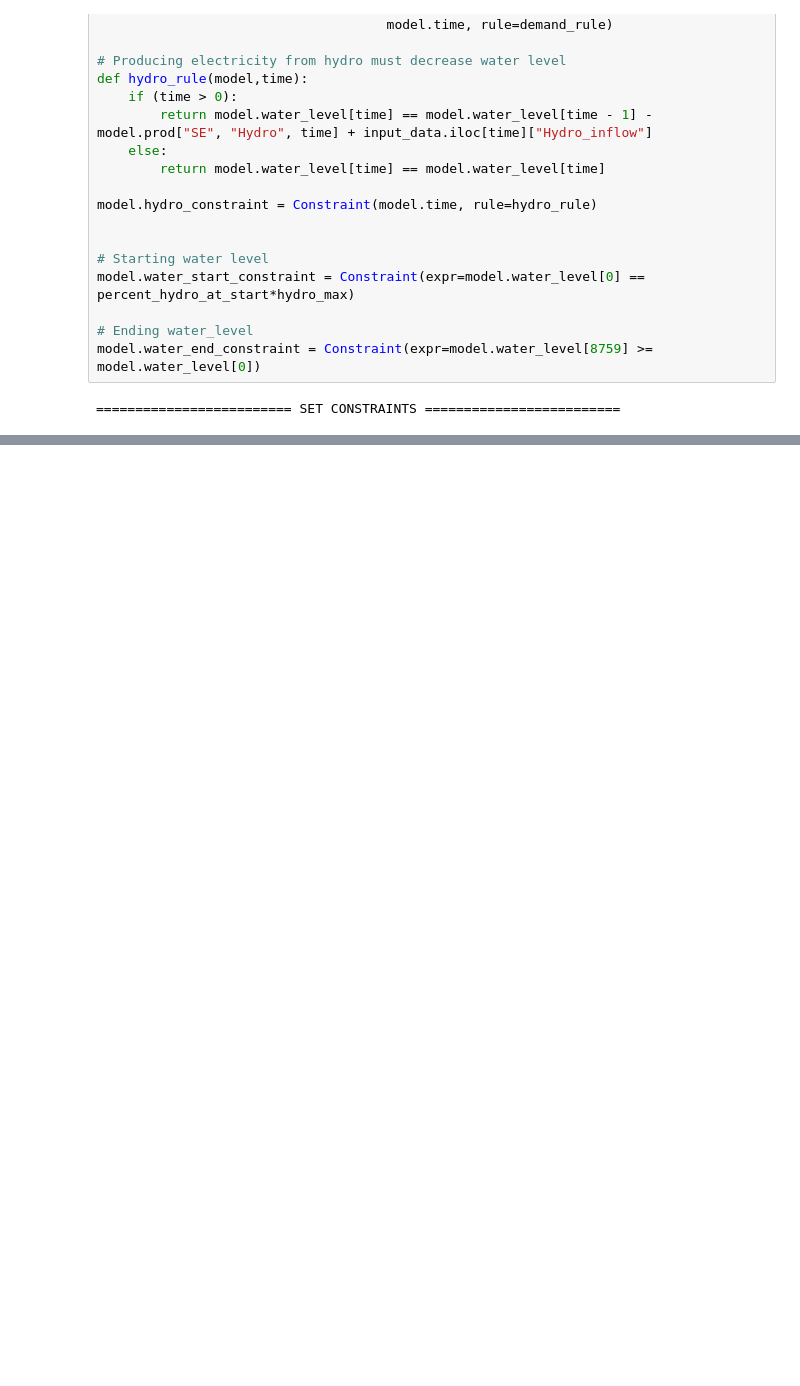
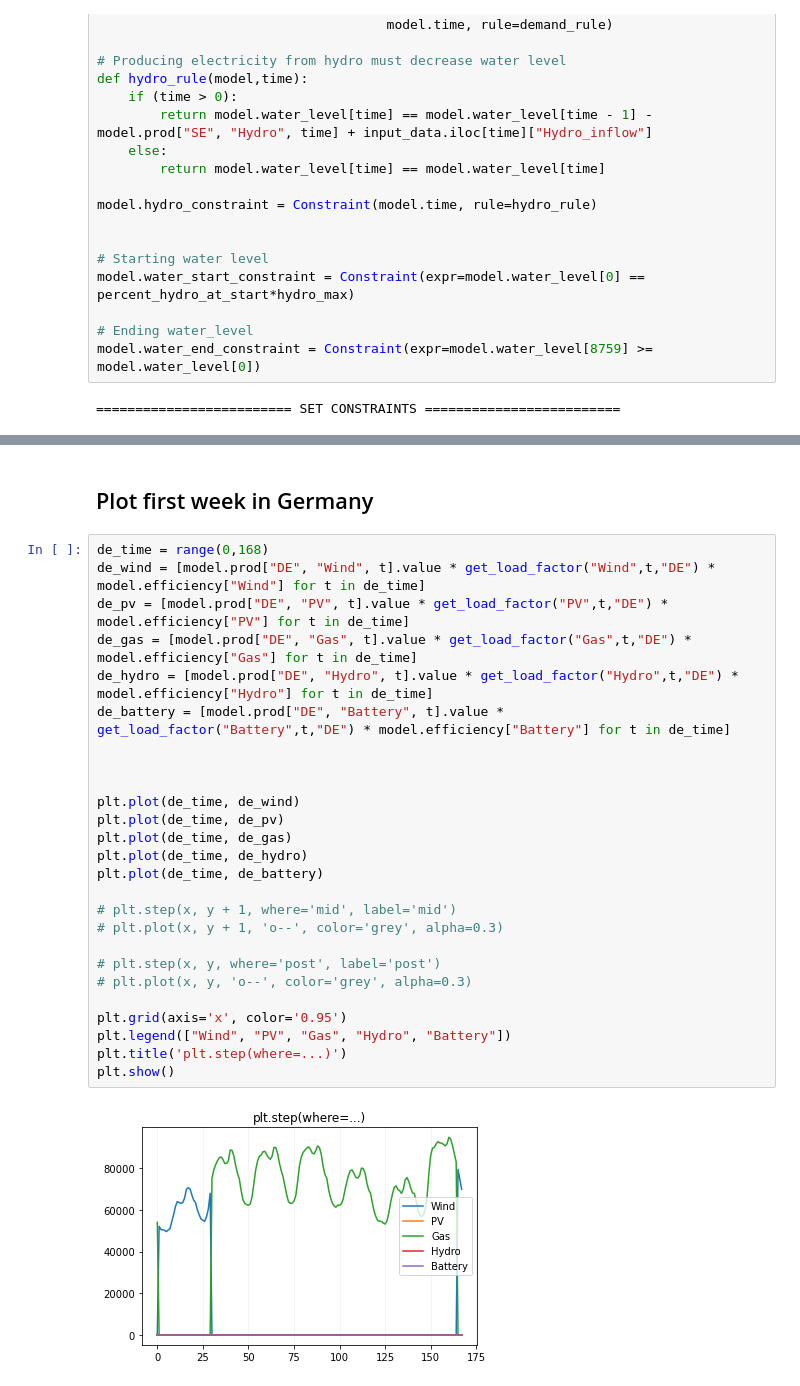
Before and after one commit to Jibbril/momm_energy_system_model, a Jupyter notebook: project.ipynb, the cells around one changed output, grey strips where cells are left out. Drawn from its saved outputs; the diff is of its cells as text; blank space fills up the shorter version.

```diff
--- a/project.ipynb
+++ b/project.ipynb
@@ -261,0 +286,30 @@ Total cost: 69836710.0270978
+# %% [markdown]
+## Plot first week in Germany
+# %%
+de_time = range(0,168)
+de_wind = [model.prod["DE", "Wind", t].value * get_load_factor("Wind",t,"DE") * model.efficiency["Wind"] for t in de_time]
+de_pv = [model.prod["DE", "PV", t].value * get_load_factor("PV",t,"DE") * model.efficiency["PV"] for t in de_time]
+de_gas = [model.prod["DE", "Gas", t].value * get_load_factor("Gas",t,"DE") * model.efficiency["Gas"] for t in de_time]
+de_hydro = [model.prod["DE", "Hydro", t].value * get_load_factor("Hydro",t,"DE") * model.efficiency["Hydro"] for t in de_time]
+de_battery = [model.prod["DE", "Battery", t].value * get_load_factor("Battery",t,"DE") * model.efficiency["Battery"] for t in de_time]
+
+
+
+plt.plot(de_time, de_wind)
+plt.plot(de_time, de_pv)
+plt.plot(de_time, de_gas)
+plt.plot(de_time, de_hydro)
+plt.plot(de_time, de_battery)
+
+# plt.step(x, y + 1, where='mid', label='mid')
+# plt.plot(x, y + 1, 'o--', color='grey', alpha=0.3)
+
+# plt.step(x, y, where='post', label='post')
+# plt.plot(x, y, 'o--', color='grey', alpha=0.3)
+
+plt.grid(axis='x', color='0.95')
+plt.legend(["Wind", "PV", "Gas", "Hydro", "Battery"])
+plt.title('plt.step(where=...)')
+plt.show()
+# %% [output]
+[figure, added]
```
Also changed, not shown: parts of 10 cells of this notebook, 1 other file.
